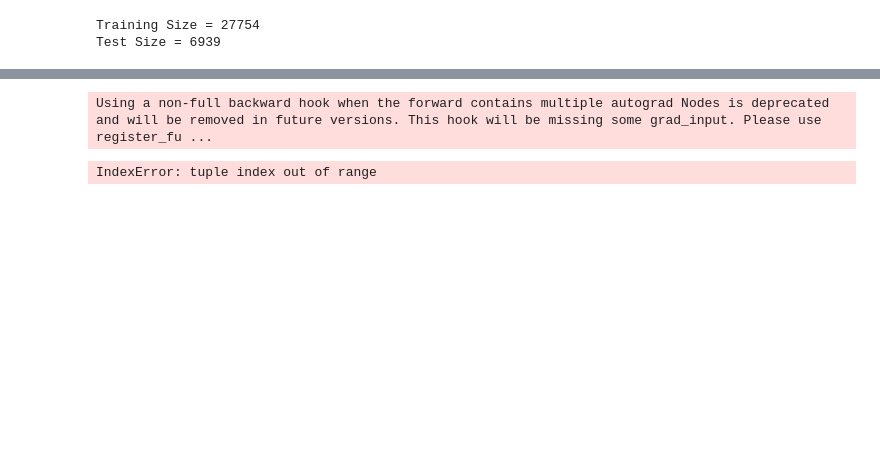
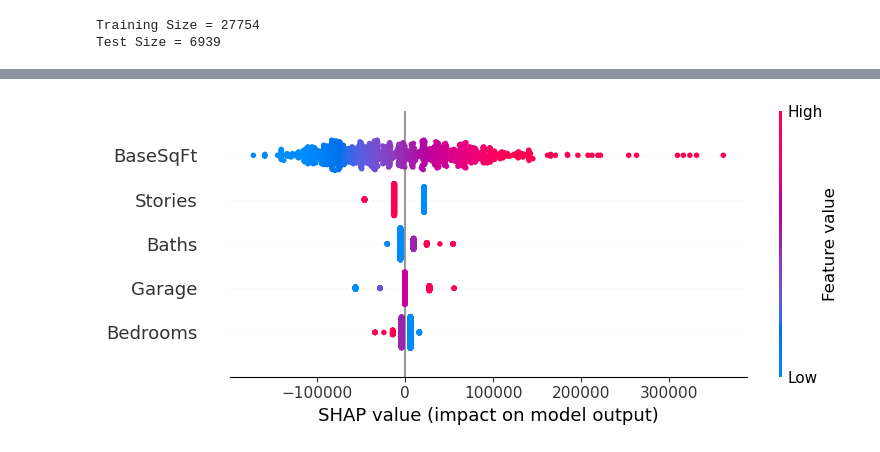
Before and after one commit to PaulGilchrist/machine-learning3, a Jupyter notebook: notebooks/home_prices_bhi.ipynb, the cells around one changed output, grey strips where cells are left out. Saved outputs shown, nothing was run; the diff lists cells and outputs as text; code cells hidden in the pictures; blank space fills up the shorter version.

Commit message:
First working SHAP for pricing

```diff
--- a/notebooks/home_prices_bhi.ipynb
+++ b/notebooks/home_prices_bhi.ipynb
@@ -321,10 +321,9 @@ output_df.sample(10, ignore_index=True)
 # %%
-shap_length = 100 # Reduce the size of the tensor so explanation does not take too long
+shap_length = 1000 # Reduce the size of the tensor so explanation does not take too long
 X = [brand_tensor[:shap_length], zip_tensor[:shap_length], input_tensor[:shap_length, :]]
 explainer = shap.DeepExplainer(model, X)
 shap_values = explainer.shap_values(X)
 feature_names = list(features_df.columns)
-shap.summary_plot(shap_values, X, feature_names=feature_names)
+shap.summary_plot(shap_values[-1], input_tensor[:shap_length, :], feature_names=feature_names[-5:]) # Still need to learn how to show catagories
 # %% [output]
-Using a non-full backward hook when the forward contains multiple autograd Nodes is deprecated and will be removed in future versions. This hook will be missing some grad_input. Please use register_fu ...
-IndexError: tuple index out of range
+[figure, added]
```
Also changed, not shown: parts of 7 cells of this notebook, 1 other file.
